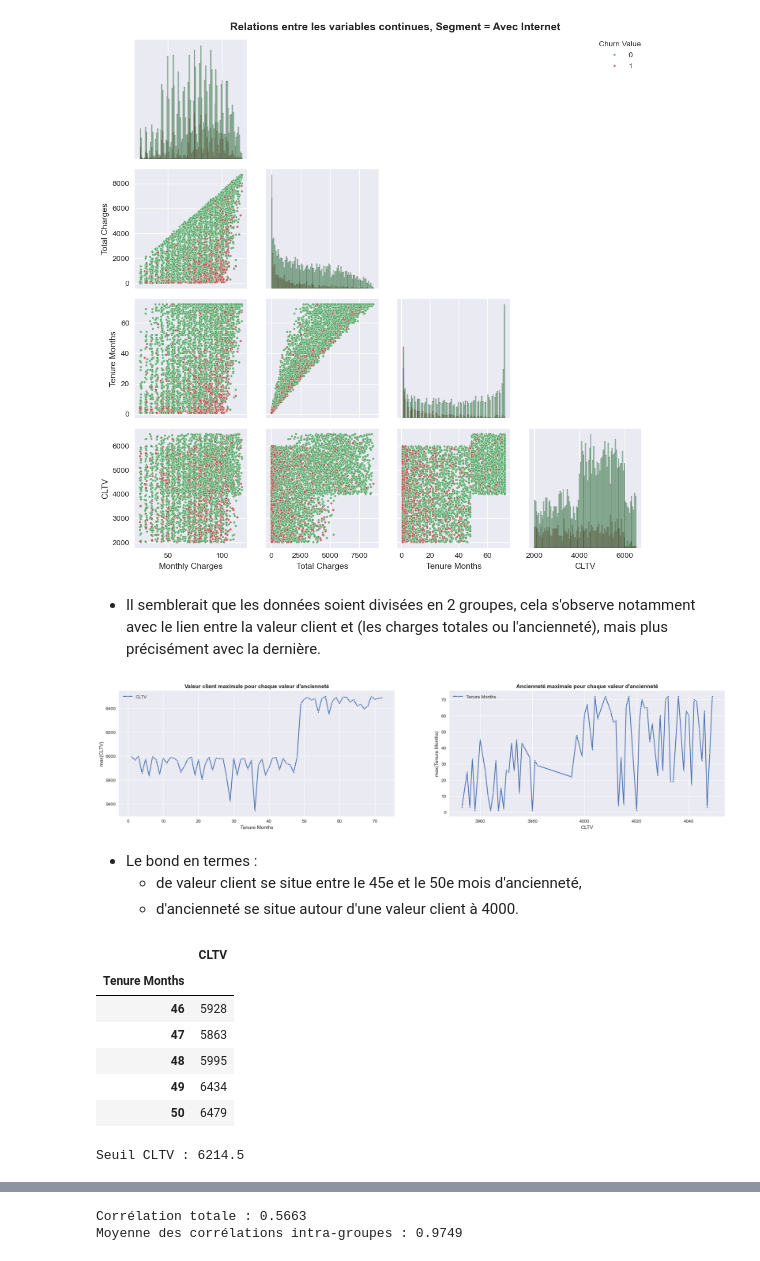
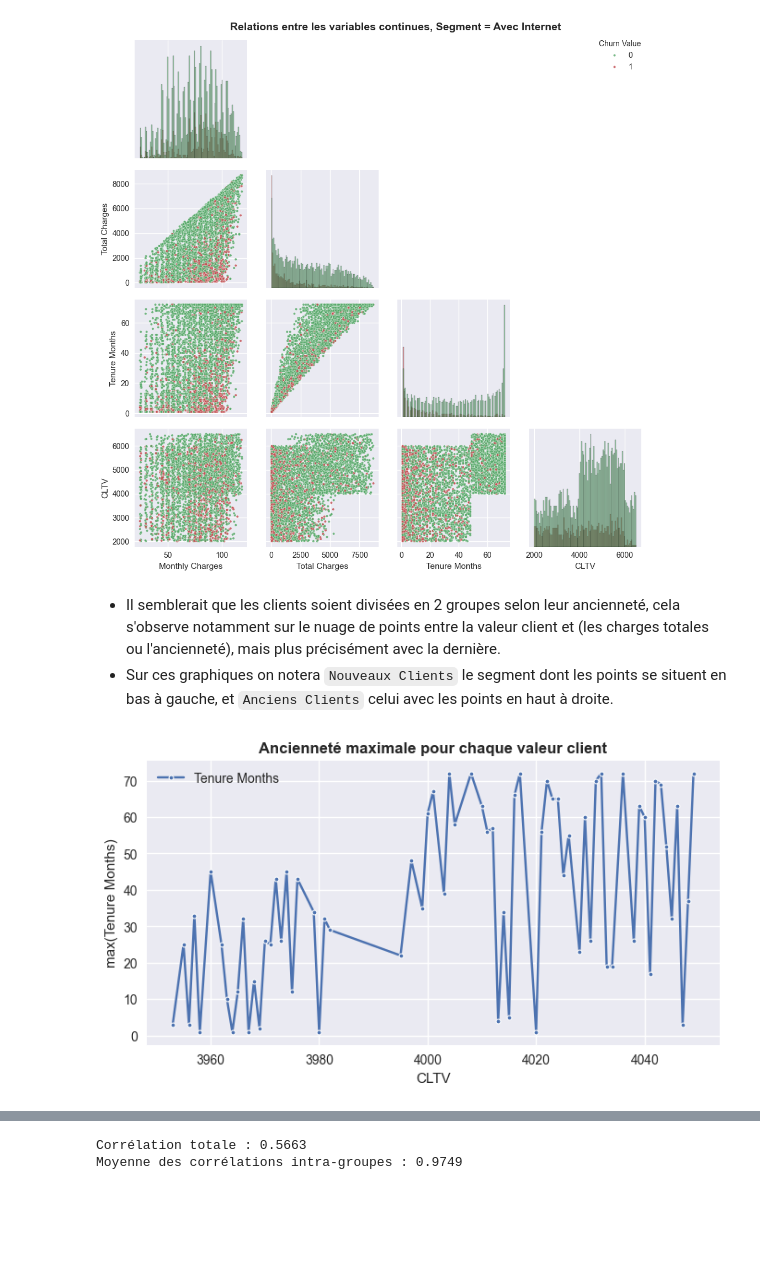
Before and after one commit to bryantchakote/churn-services-numeriques, a Jupyter notebook: work.ipynb, the cells around one changed output, grey strips where cells are left out. Cells and saved outputs as stored; diff of their text form; code cells hidden in the pictures; blank space fills up the shorter version.

```diff
--- a/work.ipynb
+++ b/work.ipynb
@@ -449,41 +450,18 @@ plot_cont_vs_cont(df=df_internet, vars=cols, segment=segment)
 # %% [output]
 [figure]
 # %% [markdown]
-- Il semblerait que les données soient divisées en 2 groupes, cela s'observe notamment avec le lien entre la valeur client et (les charges totales ou l'ancienneté), mais plus précisément avec la dernière.
+- Il semblerait que les clients soient divisées en 2 groupes selon leur ancienneté, cela s'observe notamment sur le nuage de points entre la valeur client et (les charges totales ou l'ancienneté), mais plus précisément avec la dernière.
+- Sur ces graphiques on notera `Nouveaux Clients` le segment dont les points se situent en bas à gauche, et `Anciens Clients` celui avec les points en haut à droite.
 # %%
-plt.figure(figsize=(24, 5))
+# Déterminons la borne supérieure d'ancienneté pour les nouveaux clients
+plt.figure(figsize=(8, 4))
 c1, c2 = ["Tenure Months", "CLTV"]
 
-plt.subplot(1, 2, 1)
-y1 = df_internet[[c1, c2]].groupby(c1).max(c2)
-sns.lineplot(y1, marker=".")
-plt.ylabel("max(CLTV)")
-plt.title("Valeur client maximale pour chaque valeur d'ancienneté", weight="bold")
-
-plt.subplot(1, 2, 2)
-y2 = df_internet.loc[(df_internet[c2] > 3950) & (df_internet[c2] < 4050), [c1, c2]].groupby(c2).max(c1)
-sns.lineplot(y2, marker=".")
+y = df_internet[[c1, c2]].query("(CLTV > 3950) & (CLTV < 4050)").groupby(c2).max(c1)
+sns.lineplot(y, marker=".")
 plt.ylabel("max(Tenure Months)")
-plt.title("Ancienneté maximale pour chaque valeur d'ancienneté", weight="bold")
+plt.title("Ancienneté maximale pour chaque valeur client", weight="bold")
 
 plt.show()
 # %% [output]
-[figure, old version]
+[figure, new version]
-# %% [markdown]
-- Le bond en termes :
-    - de valeur client se situe entre le 45e et le 50e mois d'ancienneté,
-    - d'ancienneté se situe autour d'une valeur client à 4000.
-# %%
-display(y1.iloc[45:50])
-
-thresh1 = y1.loc[48:49].mean()["CLTV"]
-print(f"Seuil CLTV :", thresh1)
-# %% [output]
-|  | CLTV |
-| Tenure Months |  |
-| 46 | 5928 |
-| 47 | 5863 |
-| 48 | 5995 |
-| 49 | 6434 |
-| 50 | 6479 |
-Seuil CLTV : 6214.5
```
Also changed, not shown: parts of 94 cells of this notebook.
